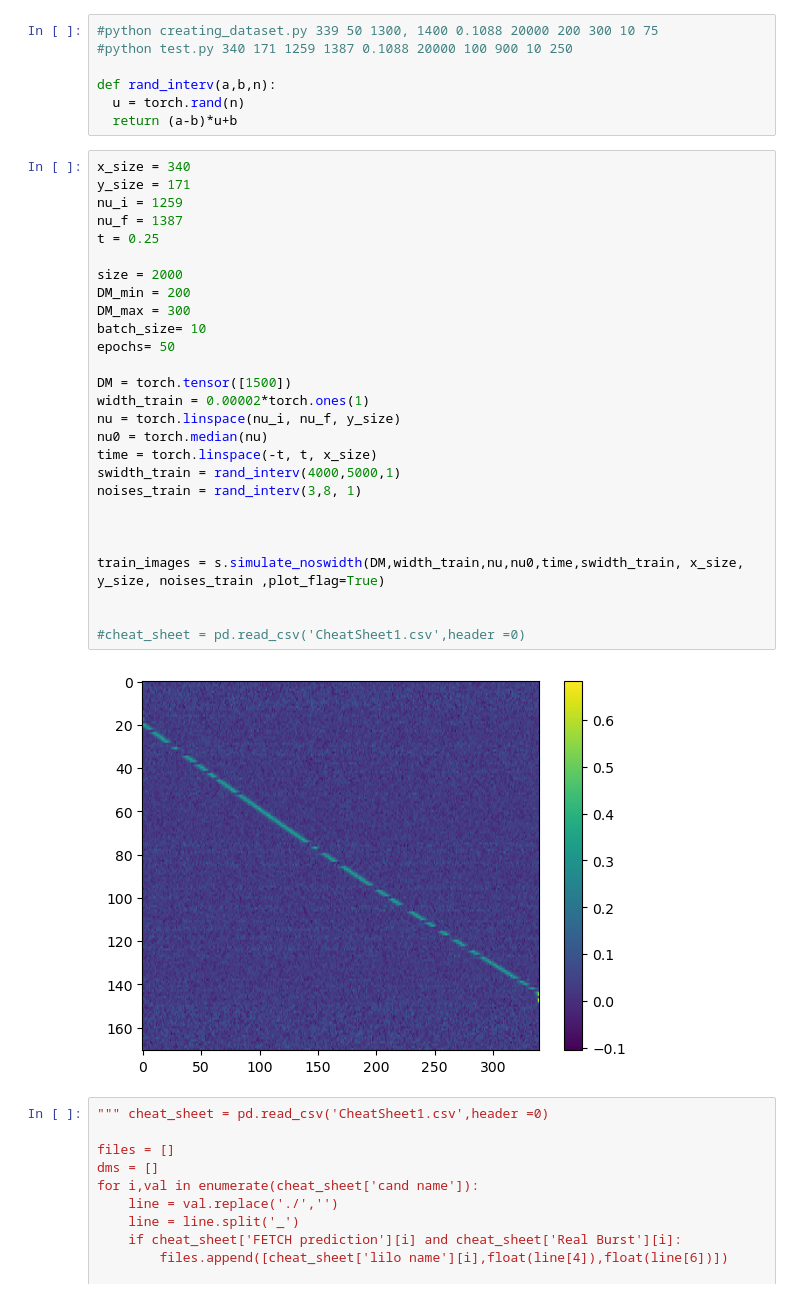
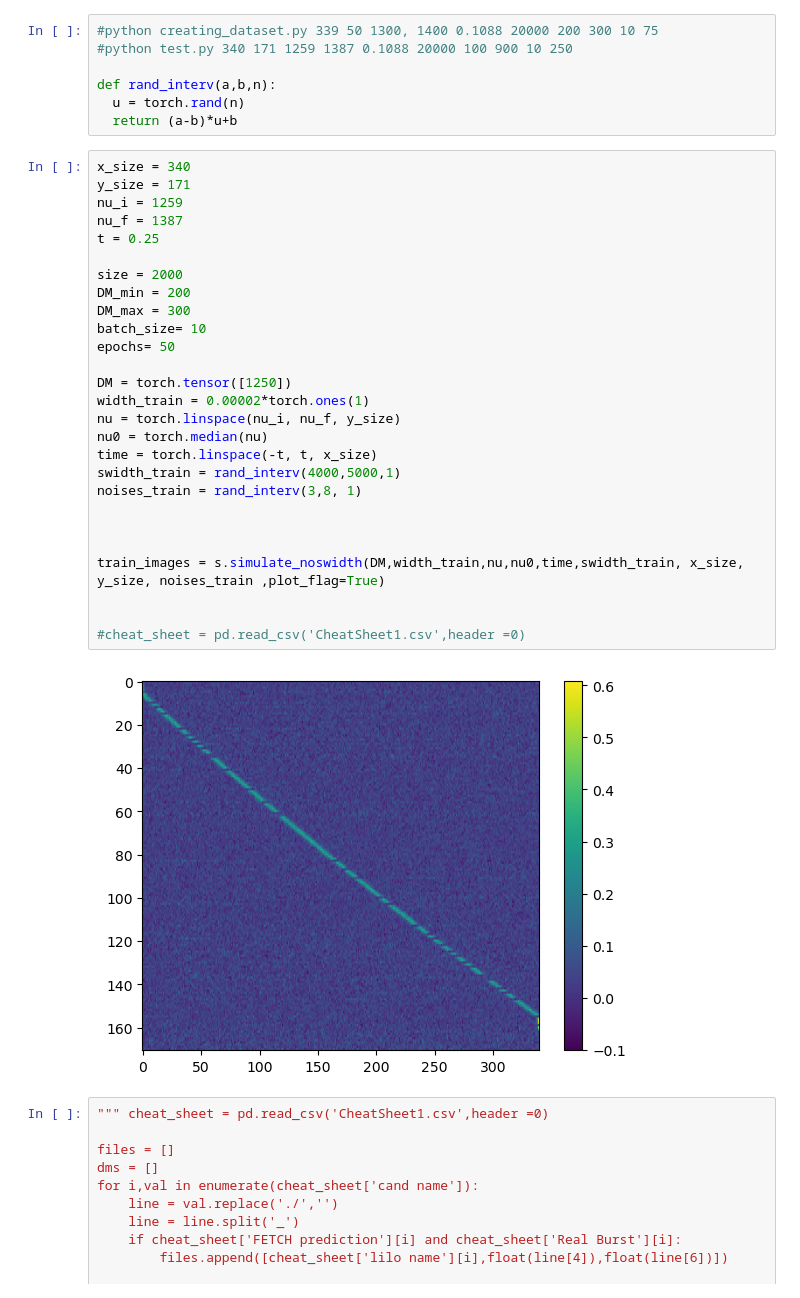
Before and after one commit to ruggerovaldata/model_GPU, a Jupyter notebook: Experimenting/testing.ipynb, the cells around one changed output. Drawn from its saved outputs; the diff is of its cells as text.

```diff
--- a/Experimenting/testing.ipynb
+++ b/Experimenting/testing.ipynb
@@ -20,32 +20,32 @@ def rand_interv(a,b,n):
 # %%
 x_size = 340
 y_size = 171
 nu_i = 1259
 nu_f = 1387
 t = 0.25
 
 size = 2000
 DM_min = 200
 DM_max = 300
 batch_size= 10
 epochs= 50
 
-DM = torch.tensor([1500])
+DM = torch.tensor([1250])
 width_train = 0.00002*torch.ones(1)
 nu = torch.linspace(nu_i, nu_f, y_size)
 nu0 = torch.median(nu)
 time = torch.linspace(-t, t, x_size)
 swidth_train = rand_interv(4000,5000,1)
 noises_train = rand_interv(3,8, 1)
 
 
 
 train_images = s.simulate_noswidth(DM,width_train,nu,nu0,time,swidth_train, x_size, y_size, noises_train ,plot_flag=True)
 
 
 #cheat_sheet = pd.read_csv('CheatSheet1.csv',header =0)
 # %% [output]
-[figure, old version]
+[figure, new version]
 # %%
 """ cheat_sheet = pd.read_csv('CheatSheet1.csv',header =0)
 
```
Also changed, not shown: 2 other files.
